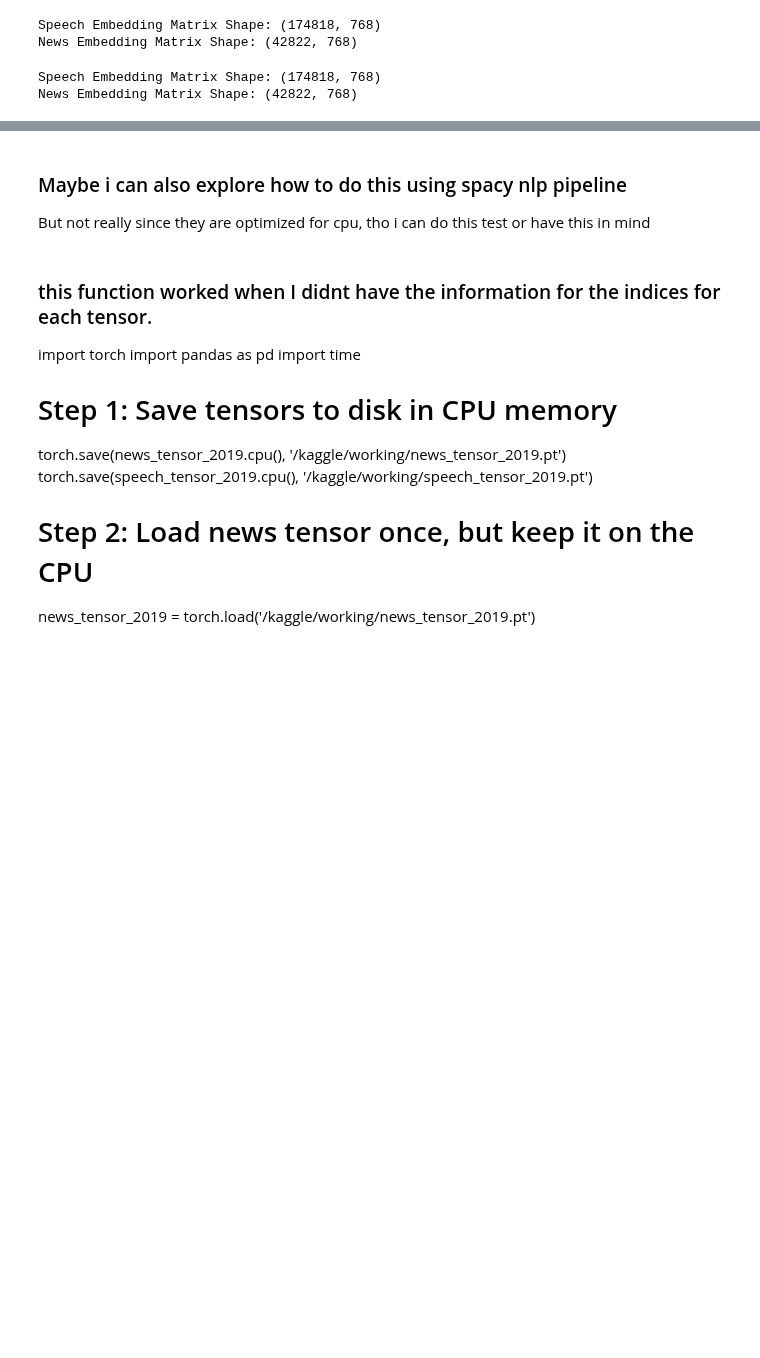
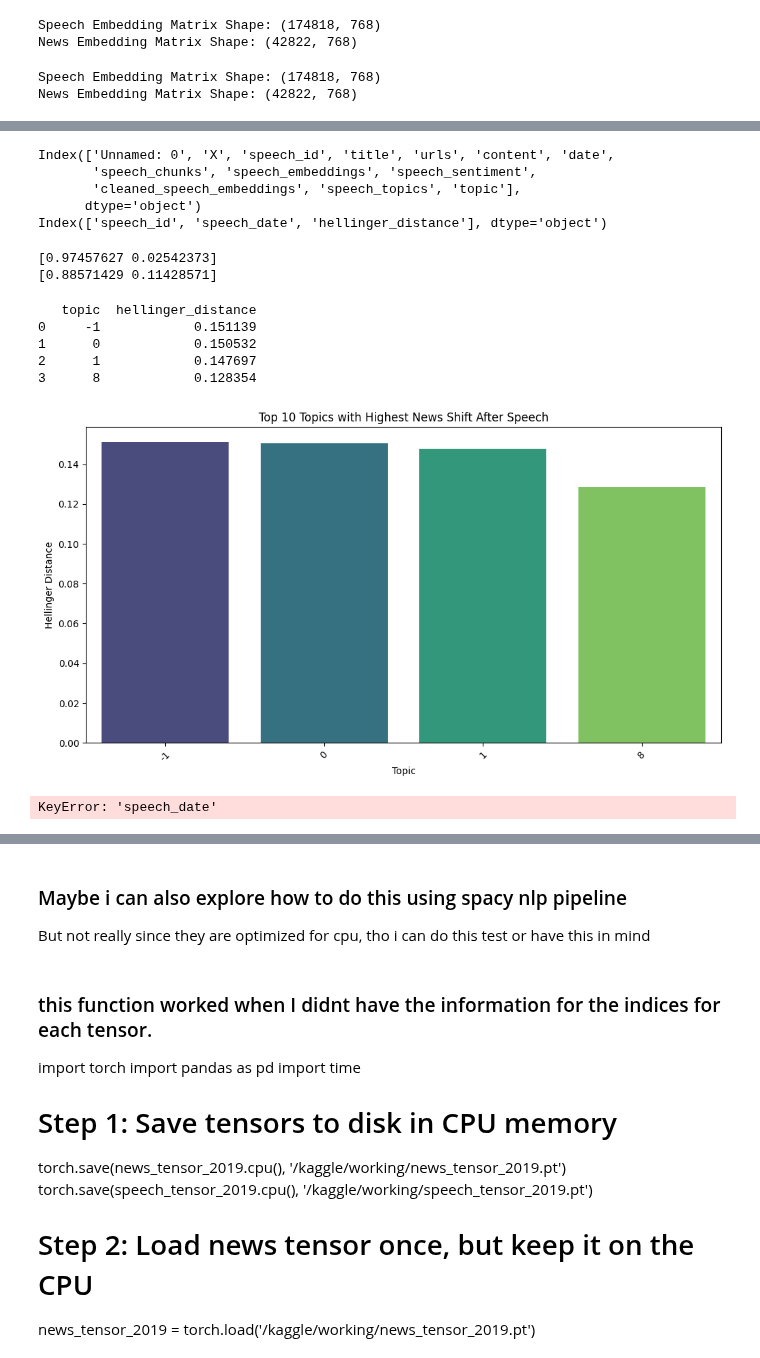
Before and after one commit to lramir14/MDS_thesis, a Jupyter notebook: efficient-similarity.ipynb, the cells around one changed output, grey strips where cells are left out. Saved outputs shown, nothing was run; the diff lists cells and outputs as text; code cells hidden in the pictures; blank space fills up the shorter version.

```diff
--- a/efficient-similarity.ipynb
+++ b/efficient-similarity.ipynb
@@ -951,0 +1083,78 @@ ValueError: Found array with 0 feature(s) (shape=(5000, 0)) while a minimum of 1
+# %%
+# Check column names in both dataframes
+print(speeches_embeddings.columns)
+print(hellinger_df.columns)
+# %% [output]
+Index(['Unnamed: 0', 'X', 'speech_id', 'title', 'urls', 'content', 'date',
+       'speech_chunks', 'speech_embeddings', 'speech_sentiment',
+       'cleaned_speech_embeddings', 'speech_topics', 'topic'],
+      dtype='object')
+Index(['speech_id', 'speech_date', 'hellinger_distance'], dtype='object')
+# %%
+# Ensure the 'date' column exists in speeches_embeddings dataframe
+speeches_embeddings.rename(columns={'Date': 'date'}, inplace=True)
+# %%
+# Rename 'speech_date' to 'date' in hellinger_df
+hellinger_df.rename(columns={'speech_date': 'date'}, inplace=True)
+
+# Now merge the dataframes
+speech_impact_df = speeches_embeddings.merge(hellinger_df, on=['speech_id', 'date'])
+# %%
+print(prob_before)
+print(prob_after)
+# %% [output]
+[0.97457627 0.02542373]
+[0.88571429 0.11428571]
+# %%
+#The idea here is to measure speech impact
+import seaborn as sns
+import matplotlib.pyplot as plt
+
+# Merge Hellinger Distance with speech topics
+speech_impact_df = speeches_embeddings.merge(hellinger_df, on=['speech_id', 'date'])
+
+# Compute average Hellinger distance per topic
+topic_impact = speech_impact_df.groupby('topic')['hellinger_distance'].mean().reset_index()
+topic_impact = topic_impact.sort_values(by='hellinger_distance', ascending=False)
+
+# Top 10 most impactful topics
+print(topic_impact.head())
+
+# Plot results
+plt.figure(figsize=(12,6))
+sns.barplot(data=topic_impact.head(), x='topic', y='hellinger_distance', palette='viridis')
+plt.xticks(rotation=45)
+plt.xlabel('Topic')
+plt.ylabel('Hellinger Distance')
+plt.title('Top 10 Topics with Highest News Shift After Speech')
+plt.show()
+# %% [output]
+   topic  hellinger_distance
+0     -1            0.151139
+1      0            0.150532
+2      1            0.147697
+3      8            0.128354
+[figure, added]
+# %%
+# Check the data type of 'speech_date'
+print(speech_impact_df['speech_date'].dtype)
+
+# Check the first few rows of 'speech_date'
+print(speech_impact_df[['speech_date', 'hellinger_distance']].head())
+
+# Ensure that 'speech_date' is in datetime format
+speech_impact_df['speech_date'] = pd.to_datetime(speech_impact_df['speech_date'], errors='coerce')
+
+# Check again if 'speech_date' is properly converted
+print(speech_impact_df['speech_date'].dtype)
+
+# Plot Hellinger Distance over time if everything looks good
+plt.figure(figsize=(14, 7))
+sns.lineplot(data=speech_impact_df, x='speech_date', y='hellinger_distance', marker='o', color='b', label='Hellinger Distance')
+plt.xticks(rotation=45)
+plt.xlabel('Date')
+plt.ylabel('Hellinger Distance')
+plt.title('Hellinger Distance Over Time (Speech Impact)')
+plt.show()
+# %% [output]
+KeyError: 'speech_date'
```
Also changed, not shown: parts of 17 cells of this notebook.
